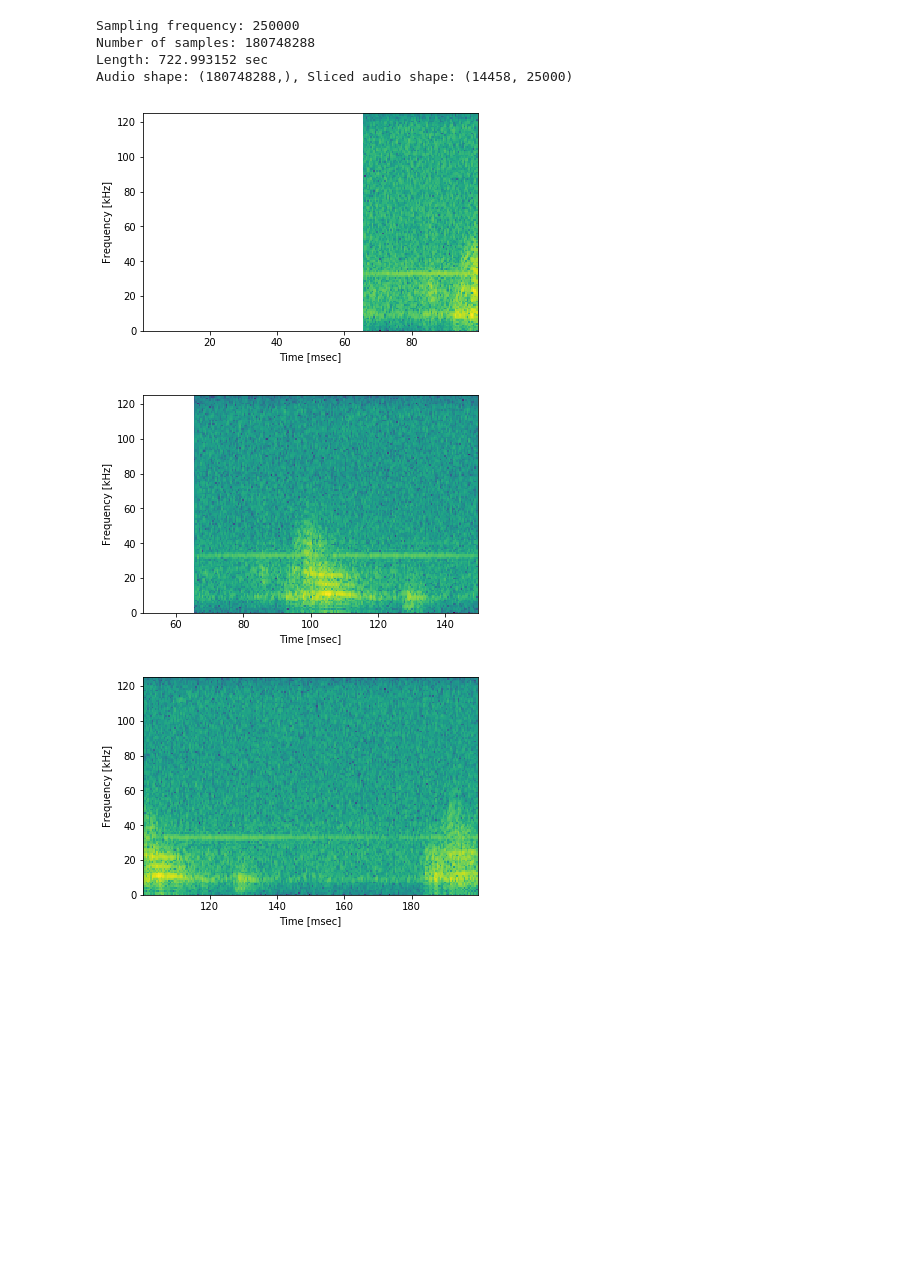
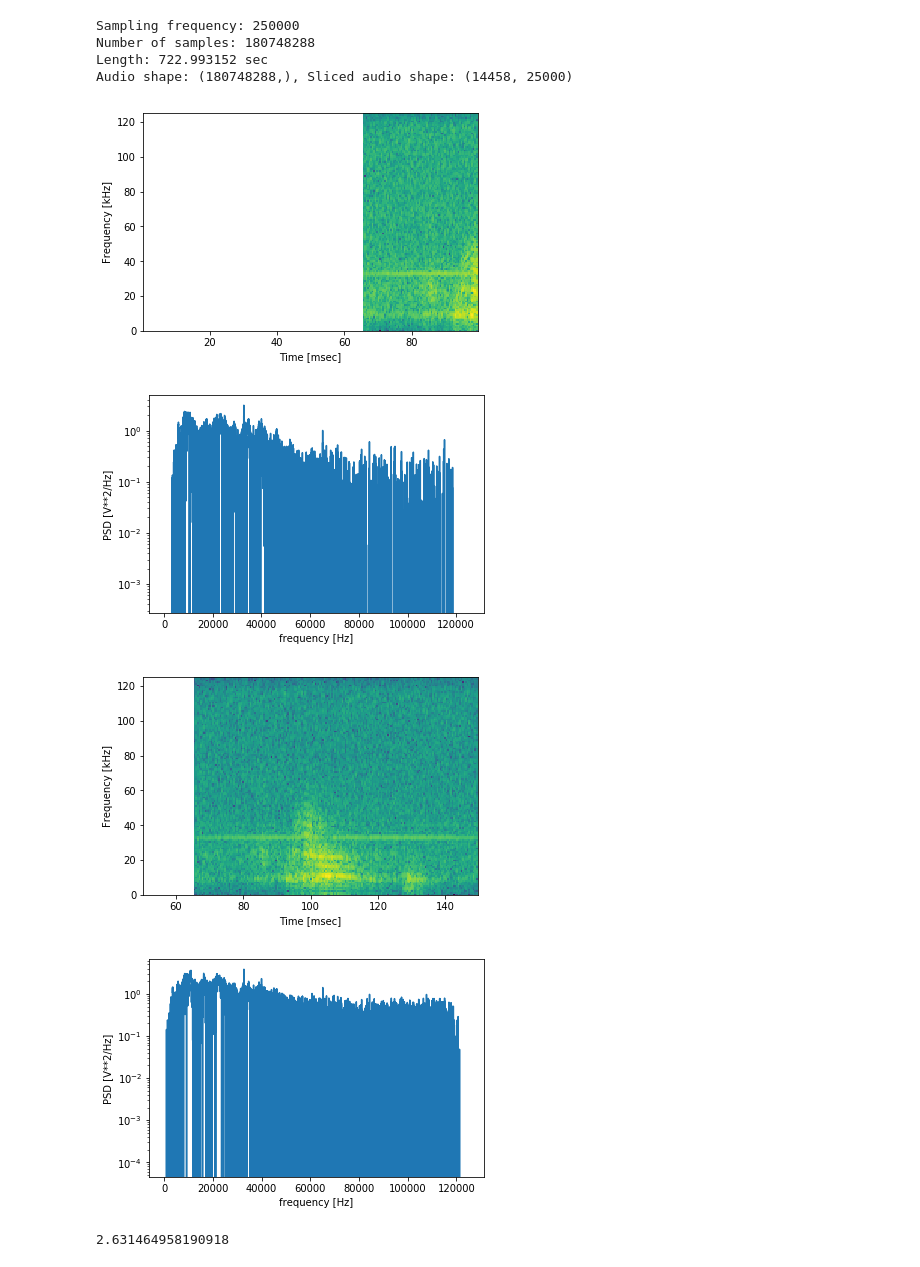
Before and after one commit to grace3999/USV_Python, a Jupyter notebook: Notebooks/Spectrogram.ipynb, the cells around one changed output. Drawn from its saved outputs; the diff is of its cells as text; code cells hidden in the pictures; blank space fills up the shorter version.

```diff
--- a/Notebooks/Spectrogram.ipynb
+++ b/Notebooks/Spectrogram.ipynb
@@ -35,0 +53,9 @@ def create_slice_from_wav(file_path, slice_len, step_size):
+# %%
+def create_psd_from_slice(sli):
+    """Creates spectrogram from individual slices. Sli = array of slices. nperseg = length of each segment.
+    nftt = length of FFT used. i = slice index"""
+
+    #create power spectral density using a periodogram
+    freqs_psd, Px = signal.periodogram(sli, fs=samp_freq)
+
+    return freqs_psd, Px
@@ -40,26 +89,41 @@ Sampling frequency: 250000
 Number of samples: 180748288
 Length: 722.993152 sec
 Audio shape: (180748288,), Sliced audio shape: (14458, 25000)
-# %%
-def create_spec_from_slice(sli, nperseg, nfft, i):
-    freqs, times, Sx = signal.spectrogram(sli, fs=samp_freq, nperseg = nperseg, nfft = nfft)
-    f, ax = plt.subplots()
-    plt.pcolormesh((times*1000) + (i*steps/250), freqs / 1000, 10 * np.log10(Sx))
-    ax.ticklabel_format(useOffset=False)
-    plt.ylabel('Frequency [kHz]')
-    plt.xlabel('Time [msec]')
-    plt.show()
-    return freqs, times, Sx
 # %%
+start = time.time()
 i = 0
 spec_slices = {}
 spec_slices_ravel = {}
-for sli in slices[0:3]:
-    freqs, times, Sx = create_spec_from_slice(sli, 128, 256, i)
+psd_slices = {}
+psd_slices_ravel = {}
+
+for sli in slices[0:2]:
+
+    #spectrogram
+    freqs_spec, times, Sx = create_spec_from_slice(sli, 128, 256, i)
+
+    #psd
+    freqs_psd, Px = create_psd_from_slice(sli)
+
+    #plot spectrogram
+    plt_spec = plot_spec(Sx, times, steps, i)
+
+    #plot spd
+    plt_psd = plot_psd(Px, freqs_psd)
+
     spec_slices[i] = np.log10(Sx)
     spec_slices_ravel[i] = spec_slices[i].ravel().T
+
+    psd_slices[i] = np.log10(Px)
+    psd_slices_ravel[i] = Px[i].ravel().T
+
     i = i + 1
+
+end = time.time()
+print(end - start)
 # %% [output]
 [figure]
-[figure, old version]
+[figure, new version]
-[figure, old version]
+[figure, new version]
+[figure, added]
+2.631464958190918
```
Also changed, not shown: parts of 32 cells of this notebook.
